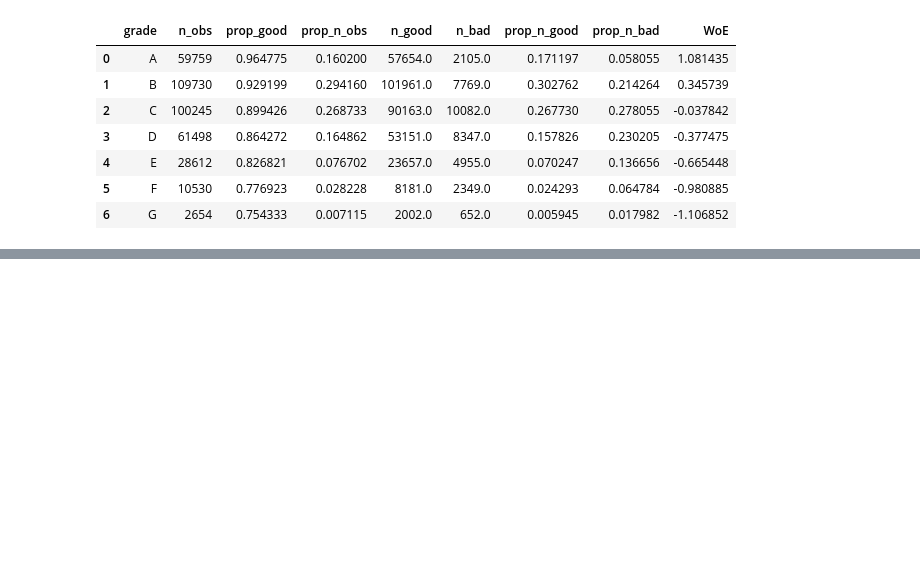
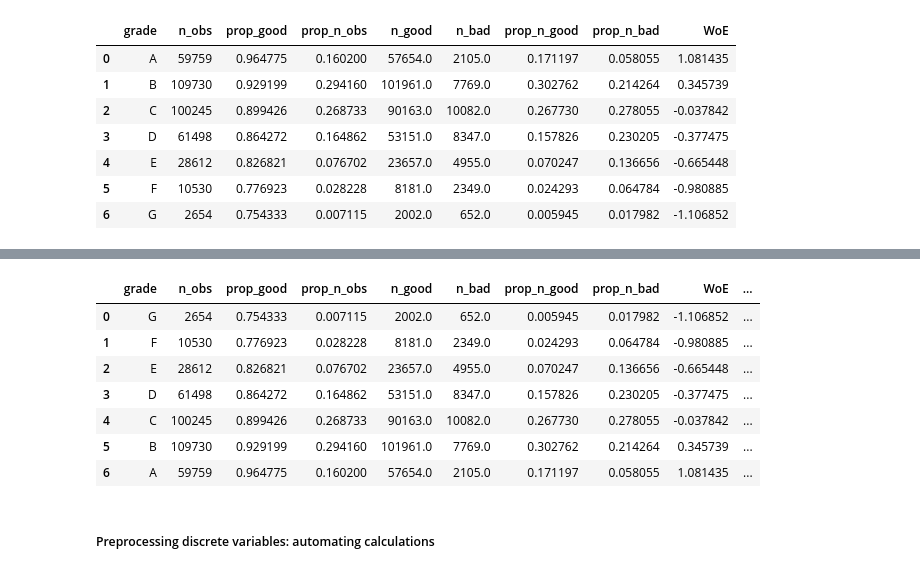
Before and after one commit to mge1112/Credit-Risk-Modeling-in-Python, a Jupyter notebook: credit_risk_modeling.ipynb, the cells around one changed output, grey strips where cells are left out. Saved outputs shown, nothing was run; the diff lists cells and outputs as text; code cells hidden in the pictures; blank space fills up the shorter version.

```diff
--- a/credit_risk_modeling.ipynb
+++ b/credit_risk_modeling.ipynb
@@ -568,0 +596,16 @@ df1
+# %%
+# information value
+df1['IV'] = (df1['prop_n_good'] - df1['prop_n_bad']) * df1['WoE']
+df1['IV'] = df1['IV'].sum()
+df1
+# %% [output]
+|  | grade | n_obs | prop_good | prop_n_obs | n_good | n_bad | prop_n_good | prop_n_bad | WoE | ... |
+| 0 | G | 2654 | 0.754333 | 0.007115 | 2002.0 | 652.0 | 0.005945 | 0.017982 | -1.106852 | ... |
+| 1 | F | 10530 | 0.776923 | 0.028228 | 8181.0 | 2349.0 | 0.024293 | 0.064784 | -0.980885 | ... |
+| 2 | E | 28612 | 0.826821 | 0.076702 | 23657.0 | 4955.0 | 0.070247 | 0.136656 | -0.665448 | ... |
+| 3 | D | 61498 | 0.864272 | 0.164862 | 53151.0 | 8347.0 | 0.157826 | 0.230205 | -0.377475 | ... |
+| 4 | C | 100245 | 0.899426 | 0.268733 | 90163.0 | 10082.0 | 0.267730 | 0.278055 | -0.037842 | ... |
+| 5 | B | 109730 | 0.929199 | 0.294160 | 101961.0 | 7769.0 | 0.302762 | 0.214264 | 0.345739 | ... |
+| 6 | A | 59759 | 0.964775 | 0.160200 | 57654.0 | 2105.0 | 0.171197 | 0.058055 | 1.081435 | ... |
+# %% [markdown]
+##### Preprocessing discrete variables: automating calculations
```
Also changed, not shown: parts of 15 cells of this notebook.
